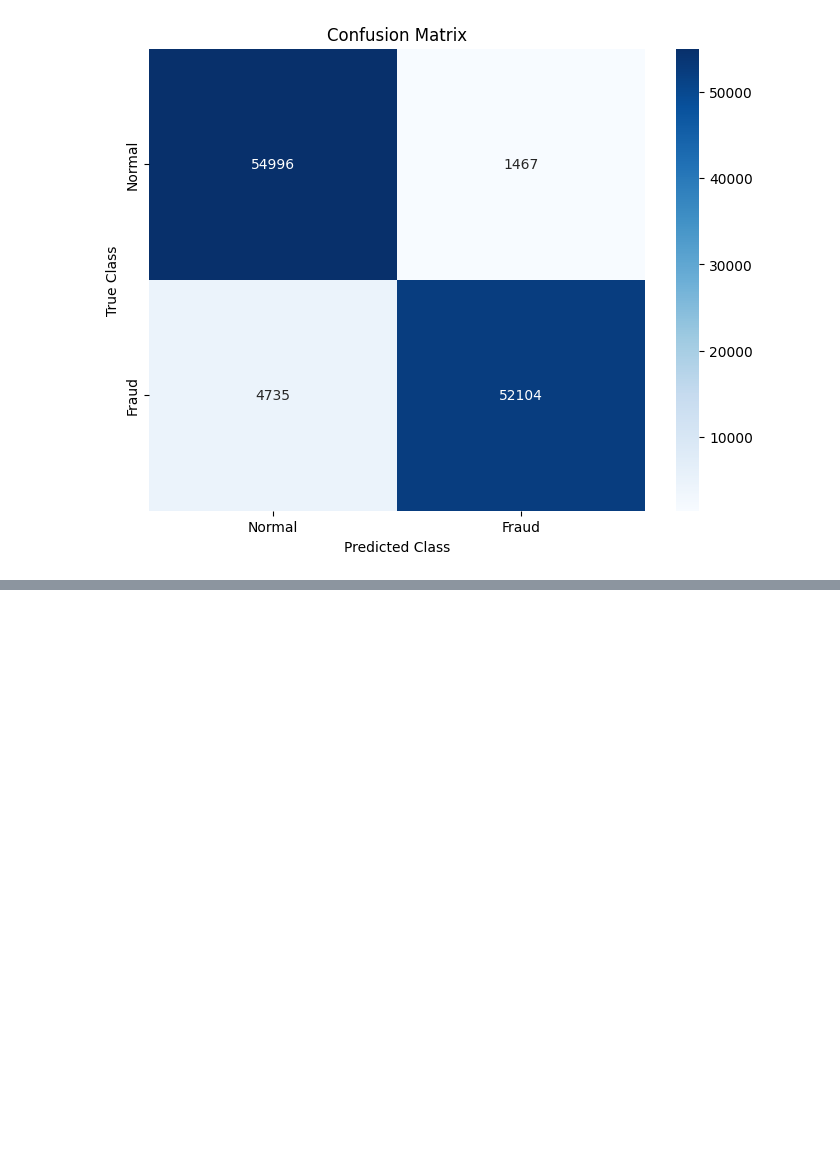
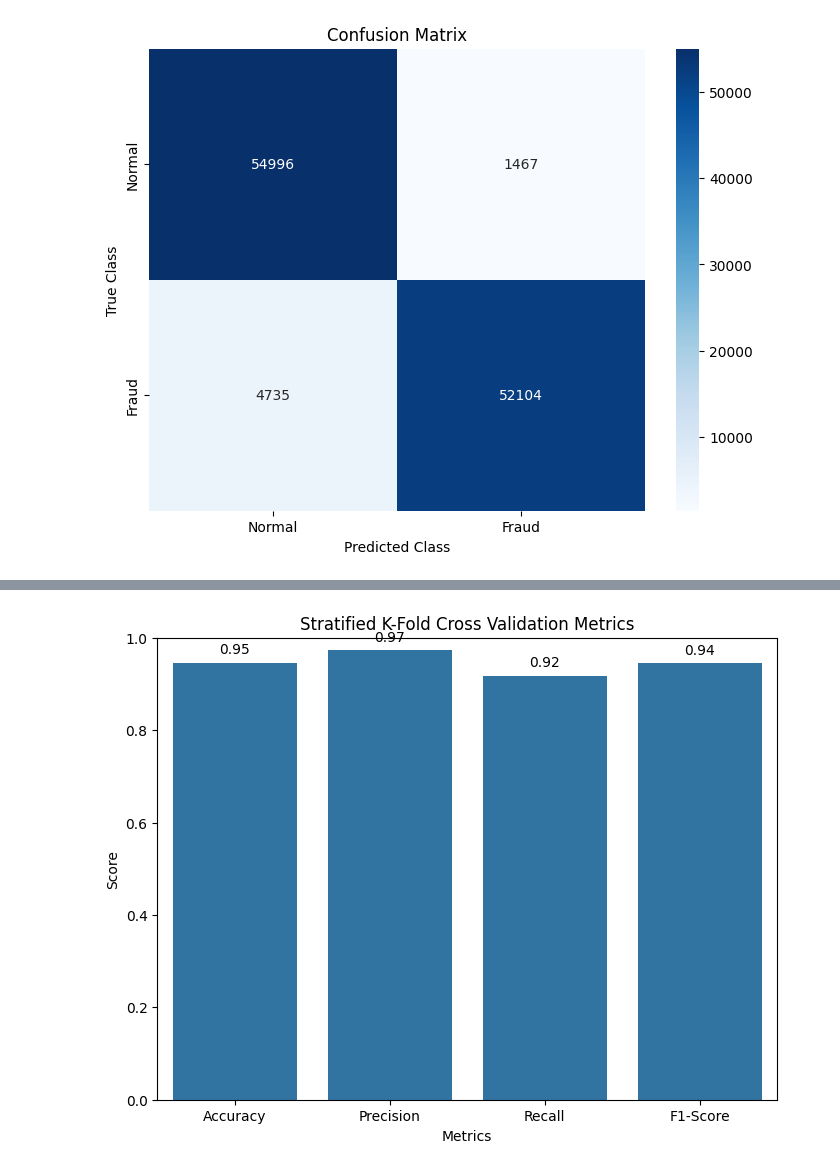
Before and after one commit to Jeeshan-Shrestha/Credit-Card-Fraud-Detection-Model, a Jupyter notebook: main.ipynb, the cells around one changed output, grey strips where cells are left out. Cells and saved outputs as stored; diff of their text form; code cells hidden in the pictures; blank space fills up the shorter version.

Commit message:
Cross validation

```diff
--- a/main.ipynb
+++ b/main.ipynb
@@ -626,0 +643,15 @@ F1-Score: 0.9438
+# %%
+from sklearn.model_selection import StratifiedKFold
+from sklearn.model_selection import cross_validate
+# we divided the
+skf = StratifiedKFold(n_splits=10, shuffle=True, random_state=42)
+
+
+scoring = ['accuracy', 'precision', 'recall', 'f1']
+
+results = cross_validate(model, X_resampled, y_resampled, cv=skf, scoring=scoring)
+
+print("Average Accuracy:", results['test_accuracy'].mean())
+print("Average Precision:", results['test_precision'].mean())
+print("Average Recall:", results['test_recall'].mean())
+print("Average F1 Score:", results['test_f1'].mean())
@@ -626,0 +676,22 @@ F1-Score: 0.9438
+# %%
+metrics_cv = {
+    "Accuracy": results['test_accuracy'].mean(),
+    "Precision": results['test_precision'].mean(),
+    "Recall": results['test_recall'].mean(),
+    "F1-Score": results['test_f1'].mean()
+}
+
+plt.figure(figsize=(8,6))
+sns.barplot(x=list(metrics_cv.keys()), y=list(metrics_cv.values()))
+
+plt.title("Stratified K-Fold Cross Validation Metrics")
+plt.ylabel("Score")
+plt.ylim(0, 1)
+plt.xlabel("Metrics")
+
+for i, v in enumerate(metrics_cv.values()):
+    plt.text(i, v + 0.02, f"{v:.2f}", ha='center')
+
+plt.show()
+# %% [output]
+[figure, added]
```
Also changed, not shown: parts of 2 cells of this notebook.
